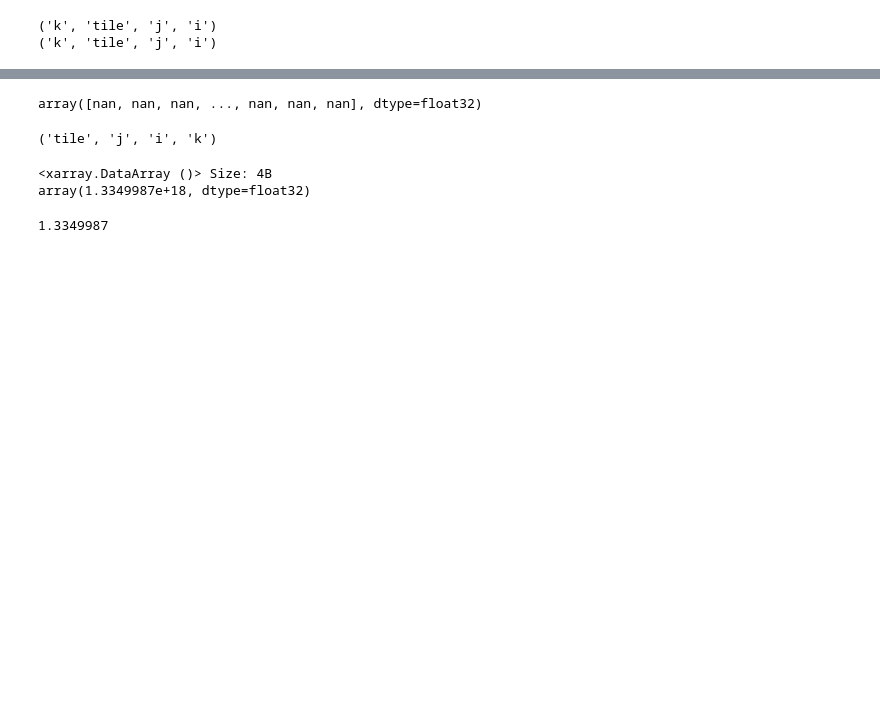
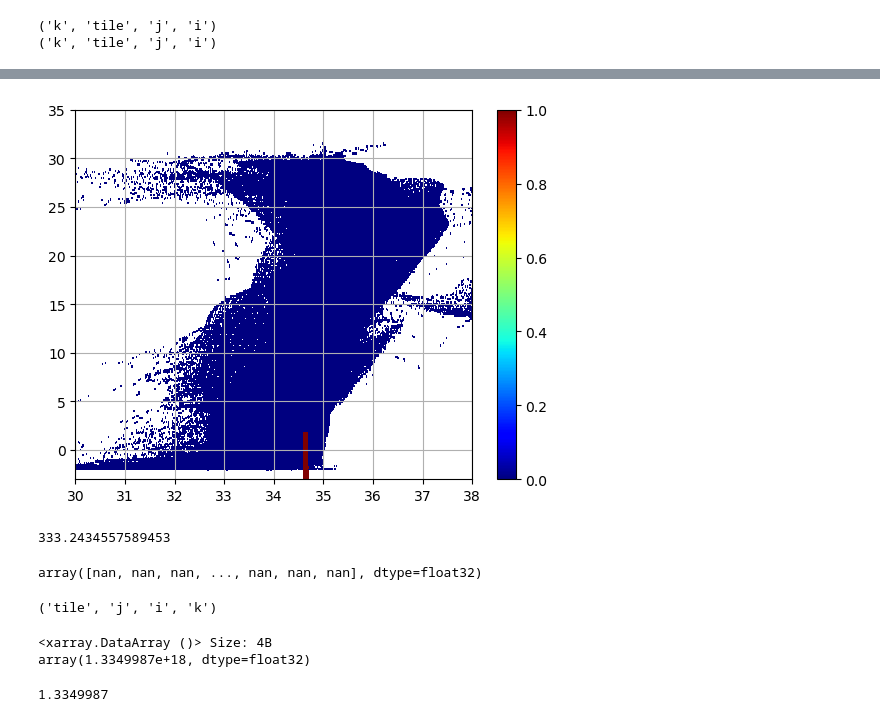
Before and after one commit to ECCO-Hackweek/EH24-WMW, a Jupyter notebook: notebooks/testing-Copy1.ipynb, the cells around one changed output, grey strips where cells are left out. Cells and saved outputs as stored; diff of their text form; code cells hidden in the pictures; blank space fills up the shorter version.

```diff
--- a/notebooks/testing-Copy1.ipynb
+++ b/notebooks/testing-Copy1.ipynb
@@ -408,3 +519,24 @@ plt.grid()
+# %%
+hist_volume.shape
+hist_volume_test = hist_volume*0
+hist_volume_test[:index_of_last_T_edge_below_max_T, index_of_first_S_edge_above_min_S:index_of_last_S_edge_below_max_S]=1
+# %%
+plt.pcolor(S_edges,T_edges,hist_volume_test,
+           cmap='jet');
+plt.colorbar();
+plt.grid()
+# %% [output]
+[figure, added]
+# %%
+tmp=hist_volume[index_of_last_T_edge_above_min_T:index_of_last_T_edge_below_max_T,
+    index_of_first_S_edge_above_min_S:index_of_last_S_edge_below_max_S];
+
+total_aabw = np.sum(tmp)
+total_aabw # cubic meters
+total_aabw / 1e9 /1e6 #million cubic km
+#total aabw in jan 1 1992
+# %% [output]
+333.2434557589453
 # %%
 ts_monthly = ea.ecco_podaac_to_xrdataset("ECCO_L4_TEMP_SALINITY_05DEG_DAILY_V4R4",\
                                             StartDate=StartDate,EndDate=EndDate,\
```
Also changed, not shown: parts of 14 cells of this notebook.
